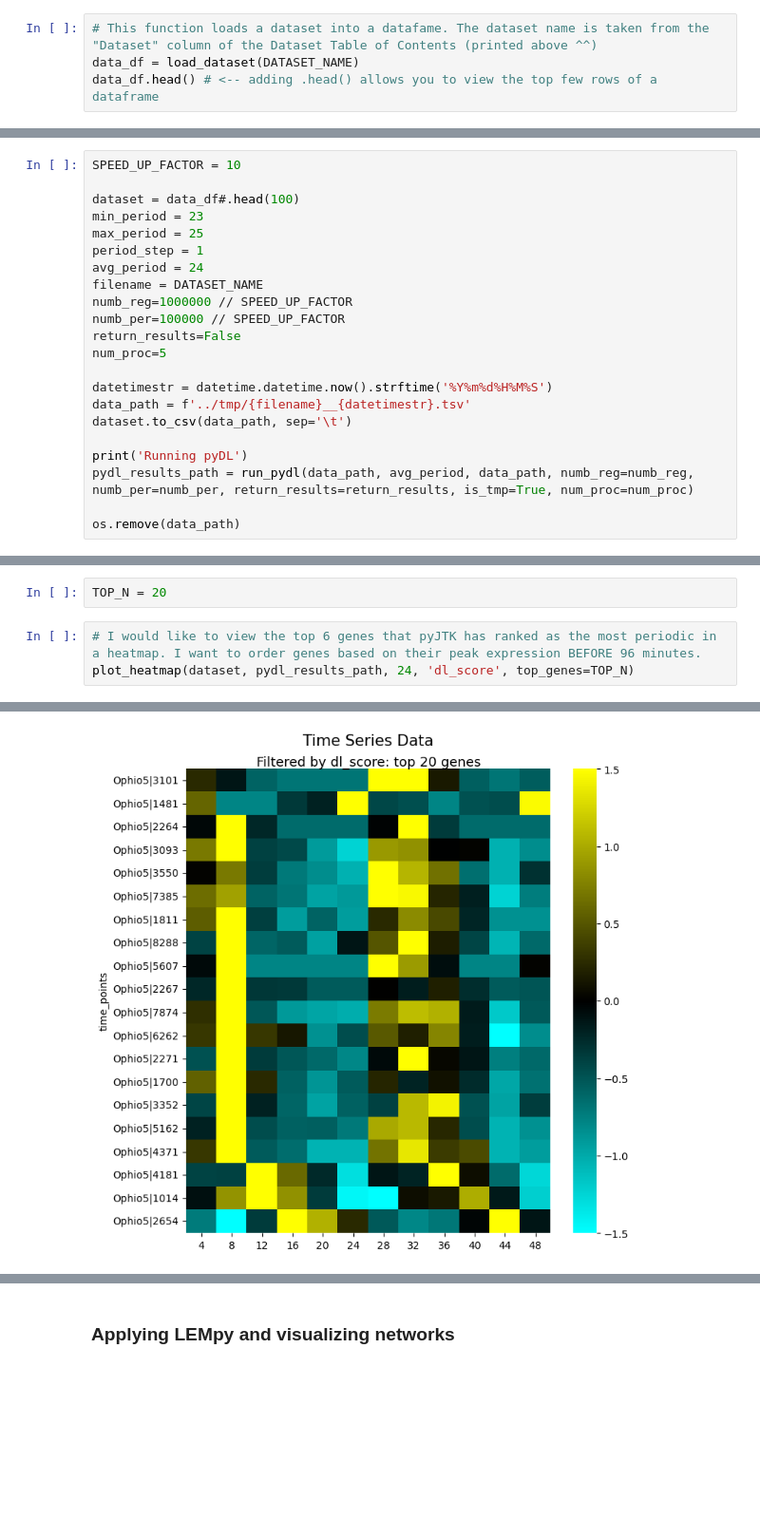
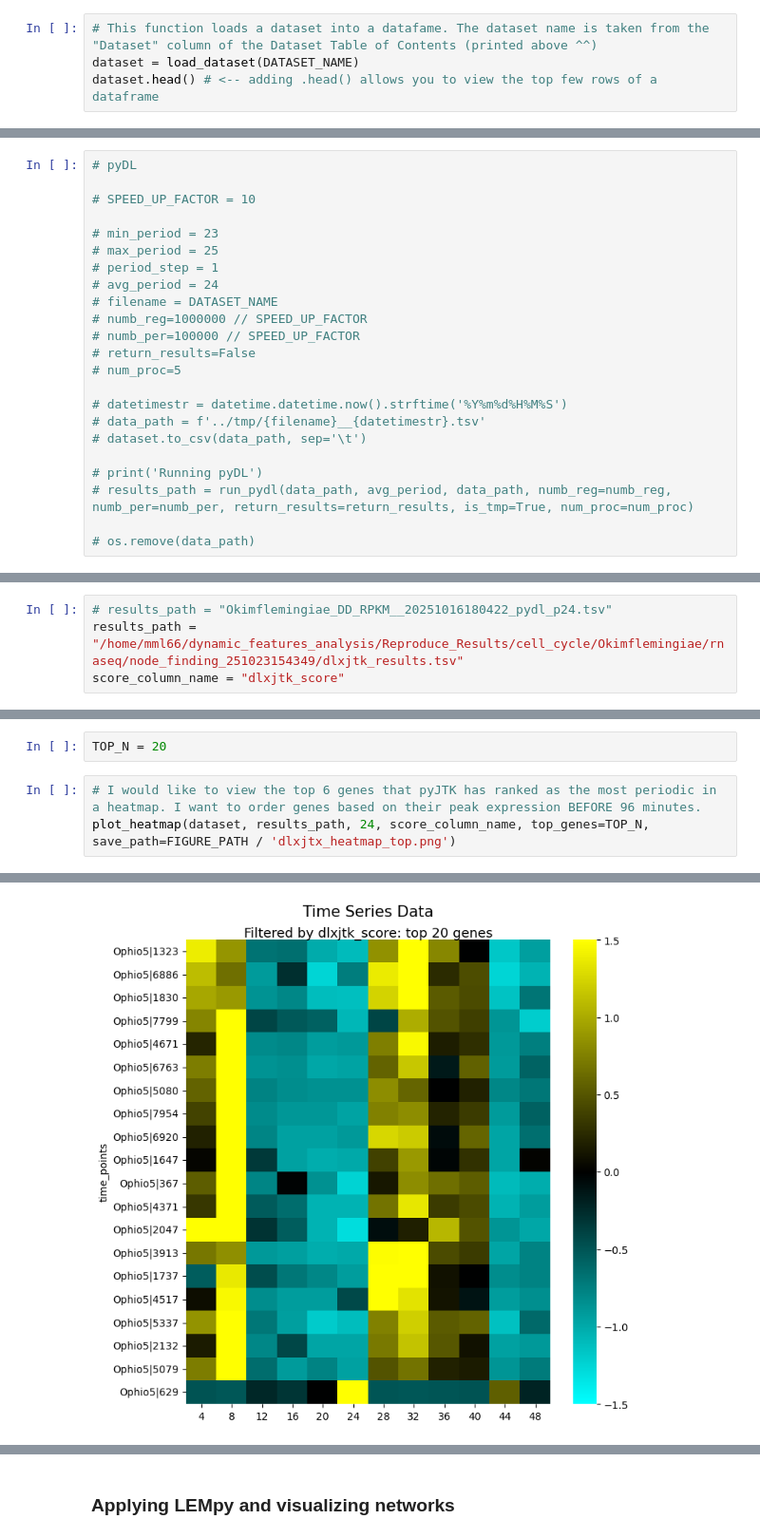
Before and after one commit to maxwellmlin/bio218-project, a Jupyter notebook: notebooks/data_to_network_demo@max.ipynb, the cells around one changed output, grey strips where cells are left out. Shown: that part at 95% size. Saved outputs shown, nothing was run; the diff lists cells and outputs as text; blank space fills up the shorter version.

```diff
--- a/notebooks/data_to_network_demo@max.ipynb
+++ b/notebooks/data_to_network_demo@max.ipynb
@@ -31,8 +38,8 @@ view_data_toc()
 ### Loading data in and how to check and handle duplicate gene names
 # %%
 # This function loads a dataset into a datafame. The dataset name is taken from the "Dataset" column of the Dataset Table of Contents (printed above ^^)
-data_df = load_dataset(DATASET_NAME)
-data_df.head() # <-- adding .head() allows you to view the top few rows of a dataframe
+dataset = load_dataset(DATASET_NAME)
+dataset.head() # <-- adding .head() allows you to view the top few rows of a dataframe
 # %% [output]
 |  | 4 | 8 | 12 | 16 | 20 | 24 | 28 | 32 | 36 | 40 | 44 | ... |
 | time_points |  |  |  |  |  |  |  |  |  |  |  | ... |
@@ -50,24 +57,25 @@ True
 # %% [markdown]
 ### Running periodicity algorithms on a dataset
 # %%
-SPEED_UP_FACTOR = 10
+# pyDL
 
-dataset = data_df#.head(100)
-min_period = 23
-max_period = 25
-period_step = 1
-avg_period = 24
-filename = DATASET_NAME
-numb_reg=1000000 // SPEED_UP_FACTOR
-numb_per=100000 // SPEED_UP_FACTOR
-return_results=False
-num_proc=5
+# SPEED_UP_FACTOR = 10
 
-datetimestr = datetime.datetime.now().strftime('%Y%m%d%H%M%S')
-data_path = f'../tmp/{filename}__{datetimestr}.tsv'
-dataset.to_csv(data_path, sep='\t')
+# min_period = 23
+# max_period = 25
+# period_step = 1
+# avg_period = 24
+# filename = DATASET_NAME
+# numb_reg=1000000 // SPEED_UP_FACTOR
+# numb_per=100000 // SPEED_UP_FACTOR
+# return_results=False
+# num_proc=5
 
-print('Running pyDL')
-pydl_results_path = run_pydl(data_path, avg_period, data_path, numb_reg=numb_reg, numb_per=numb_per, return_results=return_results, is_tmp=True, num_proc=num_proc)
+# datetimestr = datetime.datetime.now().strftime('%Y%m%d%H%M%S')
+# data_path = f'../tmp/{filename}__{datetimestr}.tsv'
+# dataset.to_csv(data_path, sep='\t')
 
-os.remove(data_path)
+# print('Running pyDL')
+# results_path = run_pydl(data_path, avg_period, data_path, numb_reg=numb_reg, numb_per=numb_per, return_results=return_results, is_tmp=True, num_proc=num_proc)
+
+# os.remove(data_path)
@@ -85,0 +82,4 @@ plt.show()
+# %%
+# results_path = "Okimflemingiae_DD_RPKM__20251016180422_pydl_p24.tsv"
+results_path = "/home/mml66/dynamic_features_analysis/Reproduce_Results/cell_cycle/Okimflemingiae/rnaseq/node_finding_251023154349/dlxjtk_results.tsv"
+score_column_name = "dlxjtk_score"
@@ -89,10 +94,10 @@ plt.show()
 TOP_N = 20
 # %%
 # I would like to view the top 6 genes that pyJTK has ranked as the most periodic in a heatmap. I want to order genes based on their peak expression BEFORE 96 minutes.
-plot_heatmap(dataset, pydl_results_path, 24, 'dl_score', top_genes=TOP_N)
+plot_heatmap(dataset, results_path, 24, score_column_name, top_genes=TOP_N, save_path=FIGURE_PATH / 'dlxjtx_heatmap_top.png')
 # %% [output]
 Loading periodicity results
-[figure, old version]
+[figure, new version]
 # %%
 # I also want to inspect their gene expression profiles in a line graph.
 # I use this function to just return the gene names from this thresholding method
```
Also changed, not shown: parts of 11 cells of this notebook, 2 other files.
